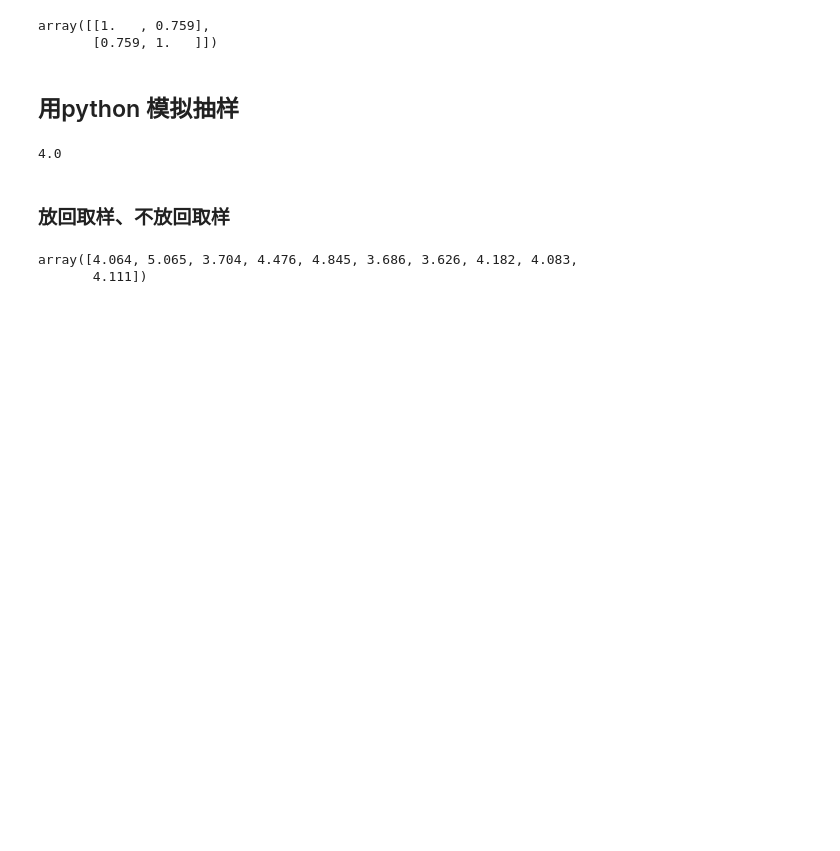
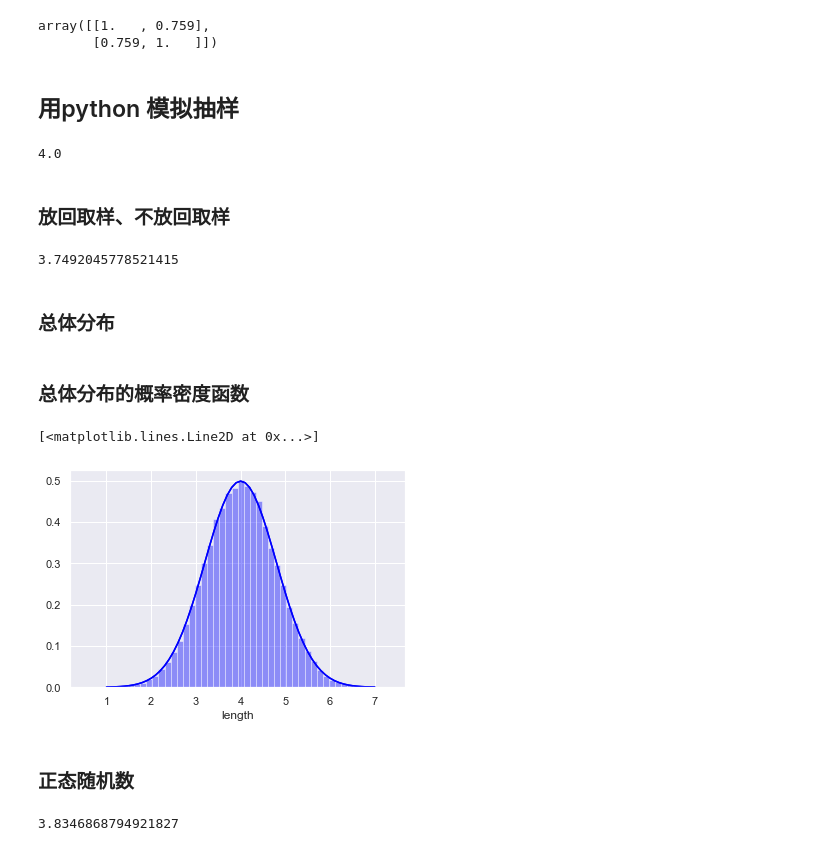
Before and after one commit to yuanzhen-lucas/mybioinfo, a Jupyter notebook: python/chapter3_python进行数据分析.ipynb, the cells around one changed output. Drawn from its saved outputs; the diff is of its cells as text; code cells hidden in the pictures; blank space fills up the shorter version.

```diff
--- a/python/chapter3_python进行数据分析.ipynb
+++ b/python/chapter3_python进行数据分析.ipynb
@@ -272,6 +272,8 @@ sampling_result = np.random.choice(
     fish_10000, size = 10, replace = False
 )
 sampling_result
+sp.mean(sampling_result)
 # %% [output]
-array([4.064, 5.065, 3.704, 4.476, 4.845, 3.686, 3.626, 4.182, 4.083,
-       4.111])
+3.7492045778521415
+# %% [markdown]
+### 总体分布
@@ -277,0 +288,26 @@ array([4.064, 5.065, 3.704, 4.476, 4.845, 3.686, 3.626, 4.182, 4.083,
+# %% [markdown]
+### 总体分布的概率密度函数
+# %%
+x = np.arange(start = 1, stop = 7.1, step = 0.1)
+stats.norm.pdf(x = x, loc = 4, scale = 0.8)
+plt.plot(x,
+        stats.norm.pdf(x = x, loc = 4, scale = 0.8),
+        color = 'blue')
+sns.distplot(fish_10000, kde = False,
+        norm_hist= True, color = 'blue')
+plt.plot(x,
+        stats.norm.pdf(x = x, loc = 4, scale = 0.8),
+        color = 'blue')
+# %% [output]
+[<matplotlib.lines.Line2D at 0x...>]
+[figure, added]
+# %% [markdown]
+### 正态随机数
+# %%
+sampling_norm = stats.norm.rvs(
+    loc = 4, scale = 0.8, size = 10
+)
+sampling_norm
+sp.mean(sampling_norm)
+# %% [output]
+3.8346868794921827
```
Also changed, not shown: parts of 1 cell of this notebook.
